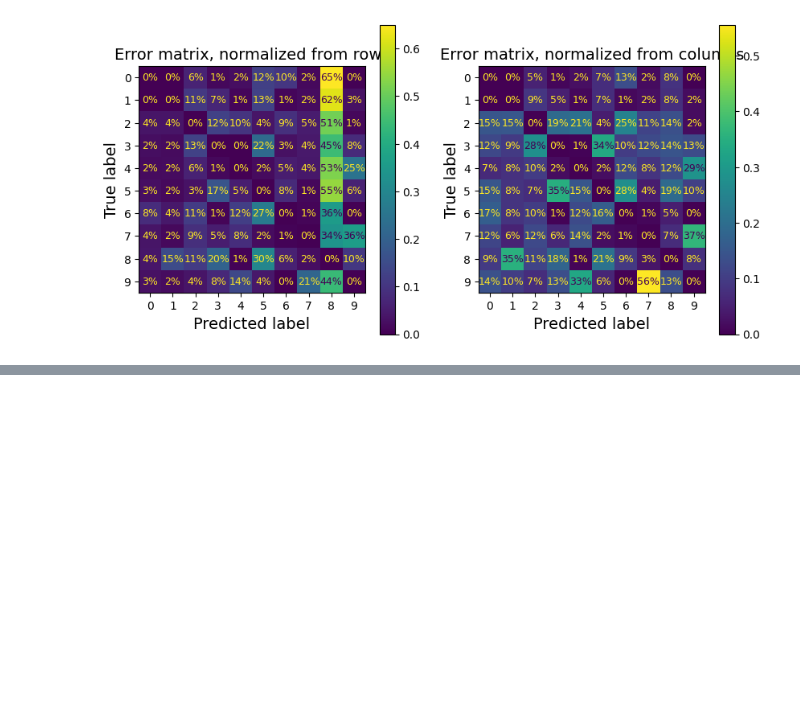
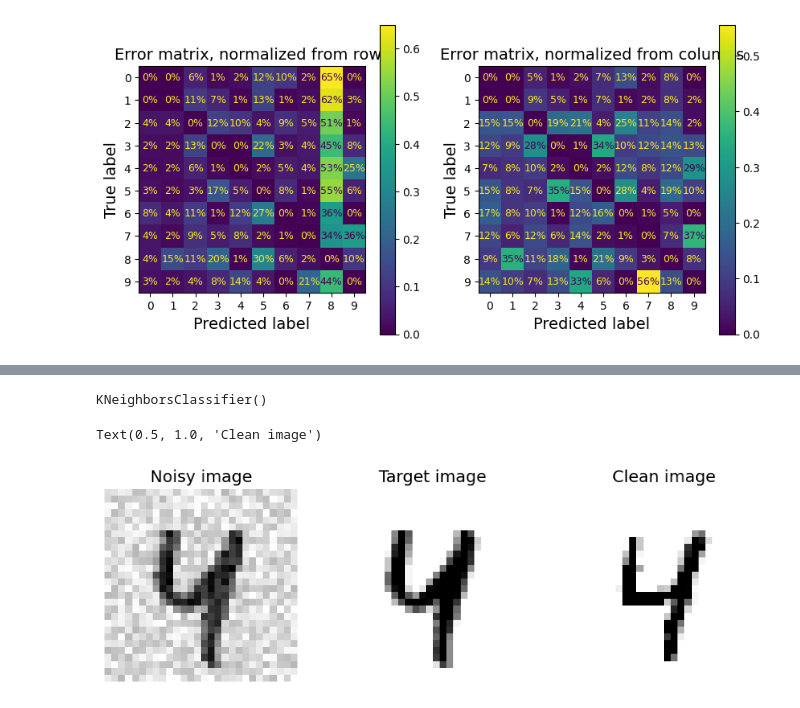
Before and after one commit to MrIsCM/Learning-Machine-Learning, a Jupyter notebook: Notebooks/03_classification.ipynb, the cells around one changed output, grey strips where cells are left out. Cells and saved outputs as stored; diff of their text form; code cells hidden in the pictures; blank space fills up the shorter version.

```diff
--- a/Notebooks/03_classification.ipynb
+++ b/Notebooks/03_classification.ipynb
@@ -584,0 +714,24 @@ Text(0.5, 1.0, 'Error matrix, normalized from columns')
+# %%
+# Training knn to clean the images
+
+knn_clf = KNeighborsClassifier()
+knn_clf.fit(X_train_mod, y_train_mod)
+# %% [output]
+KNeighborsClassifier()
+# %%
+idx = 42
+clean_digit = knn_clf.predict([X_test_mod[idx]])
+
+fig, axs = plt.subplots(nrows=1, ncols=3, figsize=(10, 4))
+plt.subplot(131)
+plot_digit(X_test_mod[idx])
+plt.title("Noisy image")
+plt.subplot(132)
+plot_digit(y_test_mod[idx])
+plt.title("Target image")
+plt.subplot(133)
+plot_digit(clean_digit)
+plt.title("Clean image")
+# %% [output]
+Text(0.5, 1.0, 'Clean image')
+[figure, added]
```
Also changed, not shown: parts of 12 cells of this notebook.
